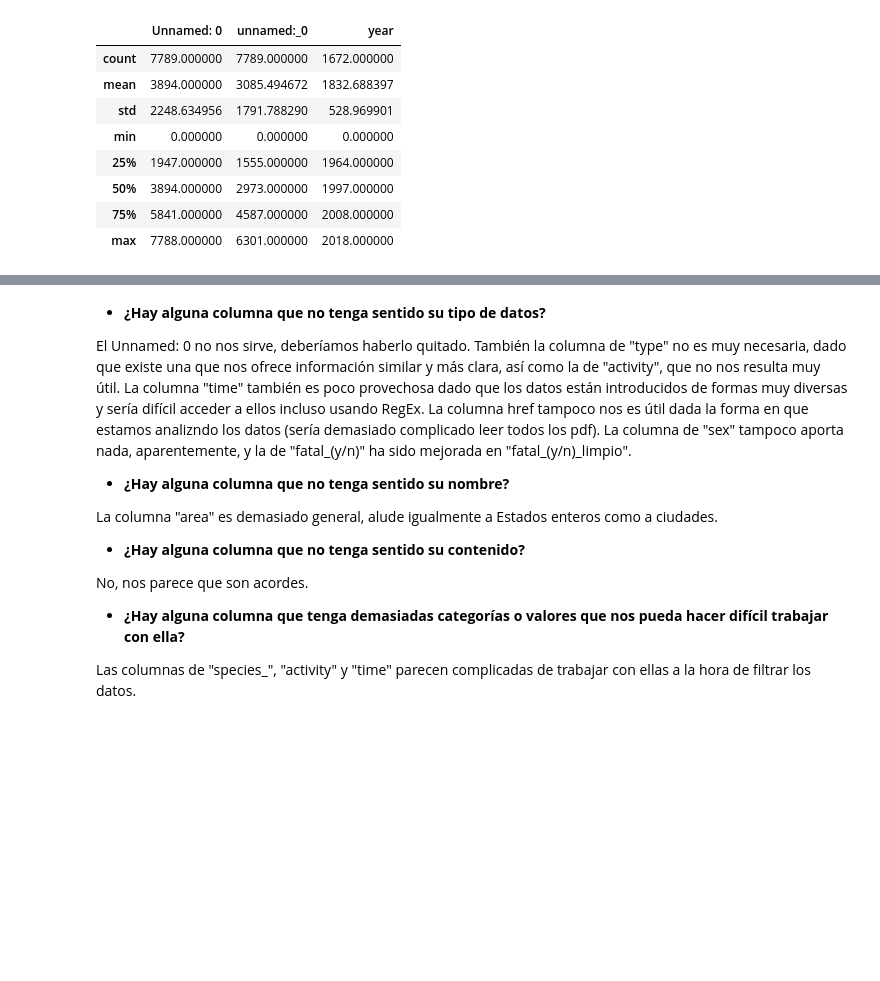
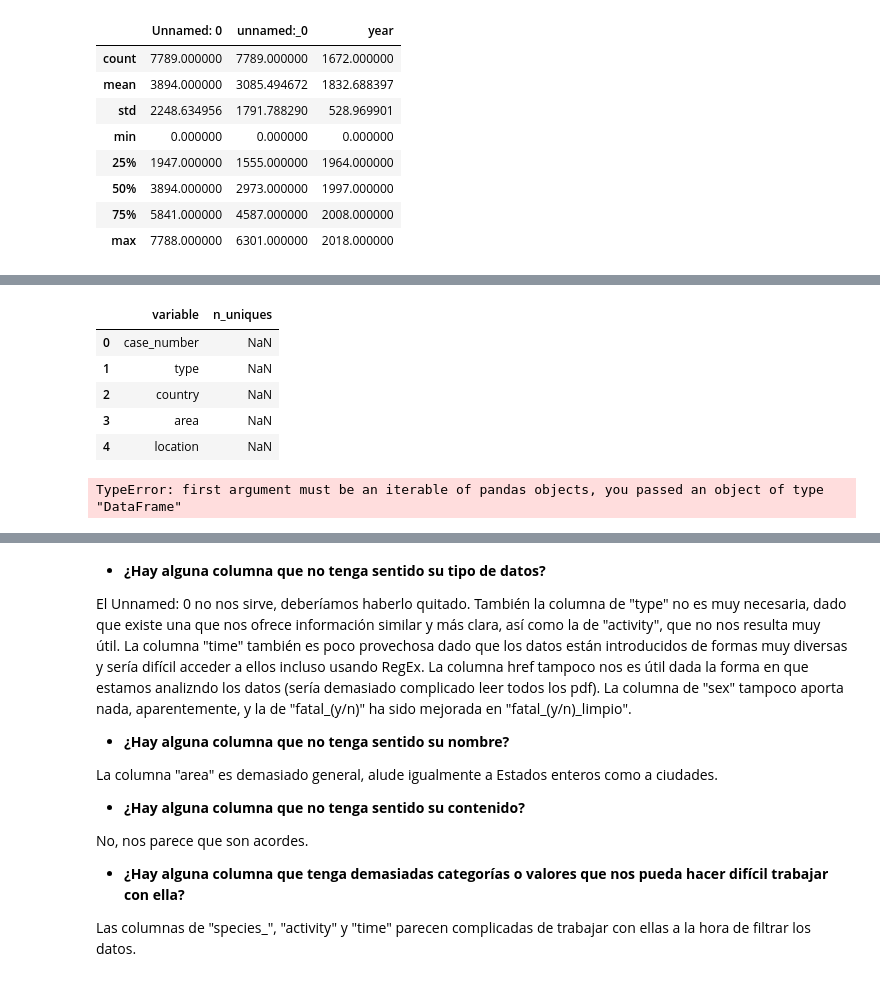
Before and after one commit to Adalab/DA_PromoC_modulo2_sprint2_Mari_y_Mina, a Jupyter notebook: EDA/pair_EDA_1.ipynb, the cells around one changed output, grey strips where cells are left out. Cells and saved outputs as stored; diff of their text form; code cells hidden in the pictures; blank space fills up the shorter version.

```diff
--- a/EDA/pair_EDA_1.ipynb
+++ b/EDA/pair_EDA_1.ipynb
@@ -214,0 +220,2 @@ unicos_categoricas
+# %%
+df_bonus = pd.DataFrame(columns = ["variable", "n_uniques"])
@@ -214,0 +233,3 @@ unicos_categoricas
+# %%
+for x in list(df_categoricas.columns):
+    df_bonus = df_bonus.append([{"variable": x}], ignore_index=True)
@@ -215,6 +251,17 @@ unicos_categoricas
+# %%
+df_bonus.head()
+# %% [output]
+|  | variable | n_uniques |
+| 0 | case_number | NaN |
+| 1 | type | NaN |
+| 2 | country | NaN |
+| 3 | area | NaN |
+| 4 | location | NaN |
 # %%
 # BONUS presenta los resultados en un dataframe. Os deberá quedar algo como esto:
 
-df_nuevo = df[df]
+df_nuevo = pd.concat(df_categoricas, df_numericas)
+# %% [output]
+TypeError: first argument must be an iterable of pandas objects, you passed an object of type "DataFrame"
 # %%
 df.head(2)
```
Also changed, not shown: parts of 14 cells of this notebook.
